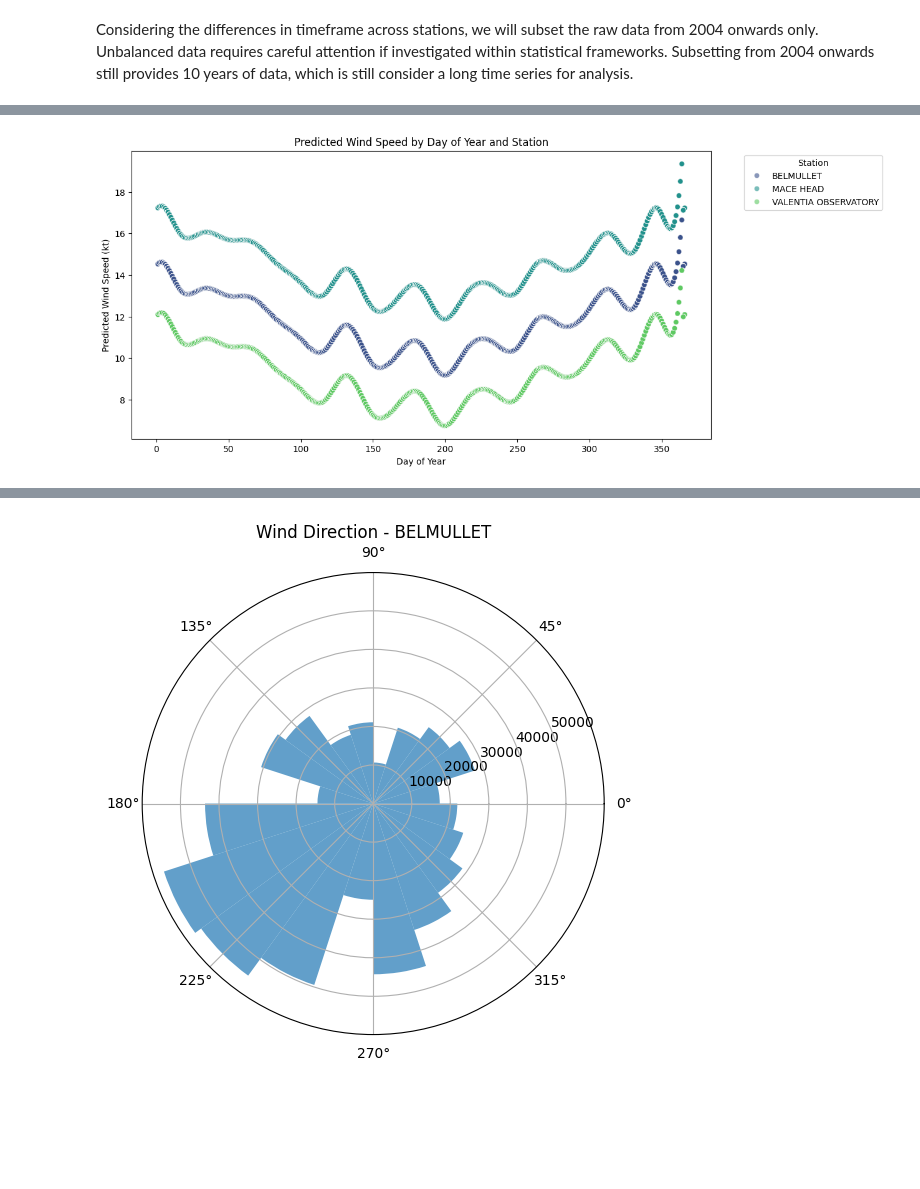
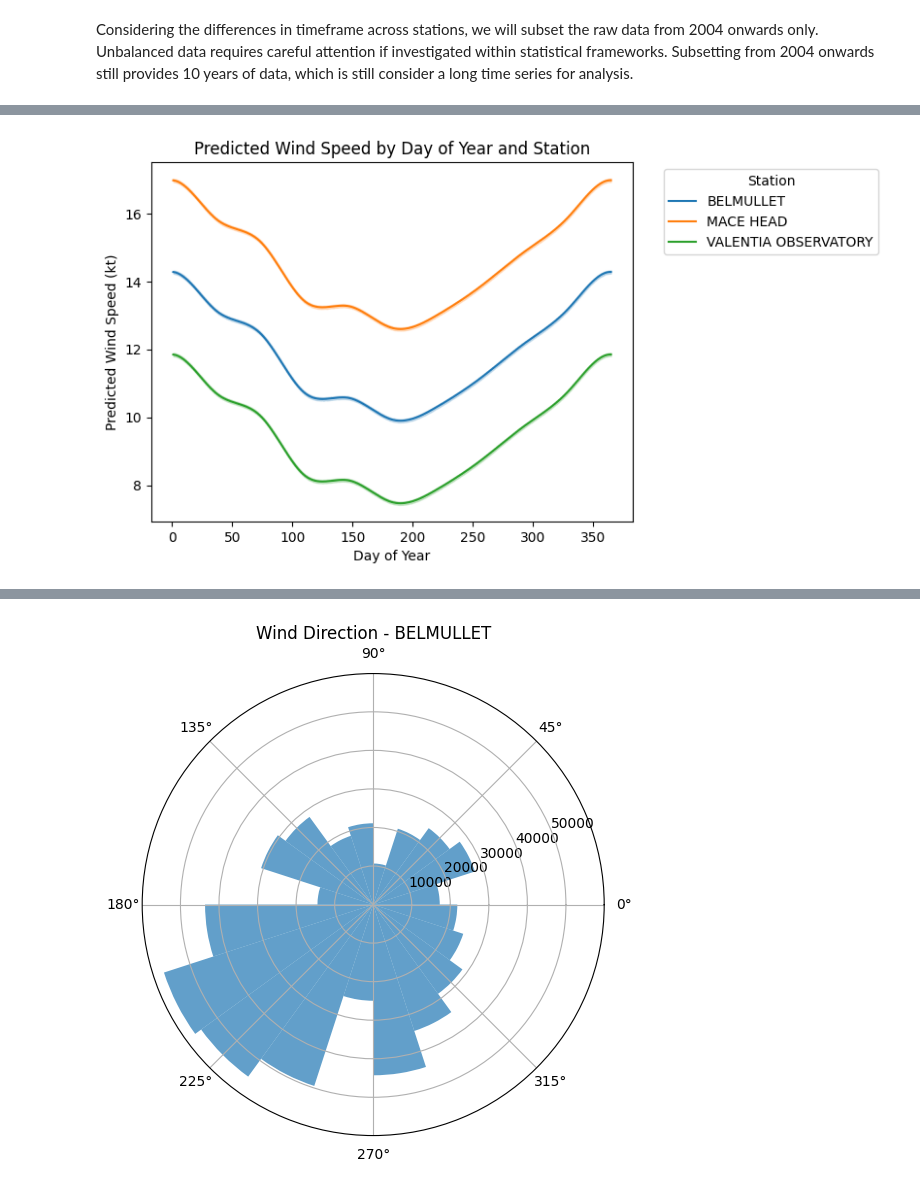
Before and after one commit to gfmg/PFDA, a Jupyter notebook: project/IRL_WestCoast_WindAnalysis.ipynb, the cells around one changed output, grey strips where cells are left out. Saved outputs shown, nothing was run; the diff lists cells and outputs as text; code cells hidden in the pictures; blank space fills up the shorter version.

Commit message:
Implementing GAM modelling and figure outputs

```diff
--- a/project/IRL_WestCoast_WindAnalysis.ipynb
+++ b/project/IRL_WestCoast_WindAnalysis.ipynb
@@ -277,0 +281,30 @@ github.com/dswah/pyGAM/issues/163
+# %%
+# Create a new dataframe with values from 1-365 for the three stations and all years in the dataset
+new_data_list = []
+for year in datasub_gam['year'].unique():
+    for station in datasub_gam['name'].unique():
+        for day in range(1, 366):
+            new_data_list.append({'day_of_year': day, 'year': year, 'name': station})
+
+new_data = pd.DataFrame(new_data_list)
+
+# Convert categorical to numerical codes
+new_data['name'] = new_data['name'].astype('category')
+new_data['name'] = new_data['name'].cat.codes
+
+# Predict values for the new dataframe
+y_pred = gam.predict(new_data)
+
+# Generate confidence intervals
+confidence_intervals = gam.confidence_intervals(new_data, width=0.95)
+
+# Add the confidence intervals to the new dataframe
+new_data['lower_ci'] = confidence_intervals[:, 0]
+new_data['upper_ci'] = confidence_intervals[:, 1]
+
+# Add the predictions and residuals to the new dataframe
+new_data['y_pred'] = y_pred
+
+# Convert the 'name' column back to the original category
+name_mapping = dict(enumerate(datasub_gam['name'].cat.categories))
+new_data['name'] = new_data['name'].map(name_mapping)
@@ -278,17 +330,9 @@ github.com/dswah/pyGAM/issues/163
 # %%
-# Predict values
-y_pred = gam.predict(X)
-
-# Add the predictions to the dataframe
-datasub_gam['y_pred'] = y_pred
-
-# Plot the predictions
-plt.figure(figsize=(12, 6))
-sns.scatterplot(x='day_of_year', y='y_pred', hue='name', data=datasub_gam, palette='viridis', alpha=0.6)
+sns.lineplot(data=new_data, x='day_of_year', y='y_pred', hue='name')
 plt.title('Predicted Wind Speed by Day of Year and Station')
 plt.xlabel('Day of Year')
 plt.ylabel('Predicted Wind Speed (kt)')
 plt.legend(title='Station', bbox_to_anchor=(1.05, 1), loc='upper left')
 plt.show()
 # %% [output]
-[figure, old version]
+[figure, new version]
```
Also changed, not shown: parts of 12 cells of this notebook.
